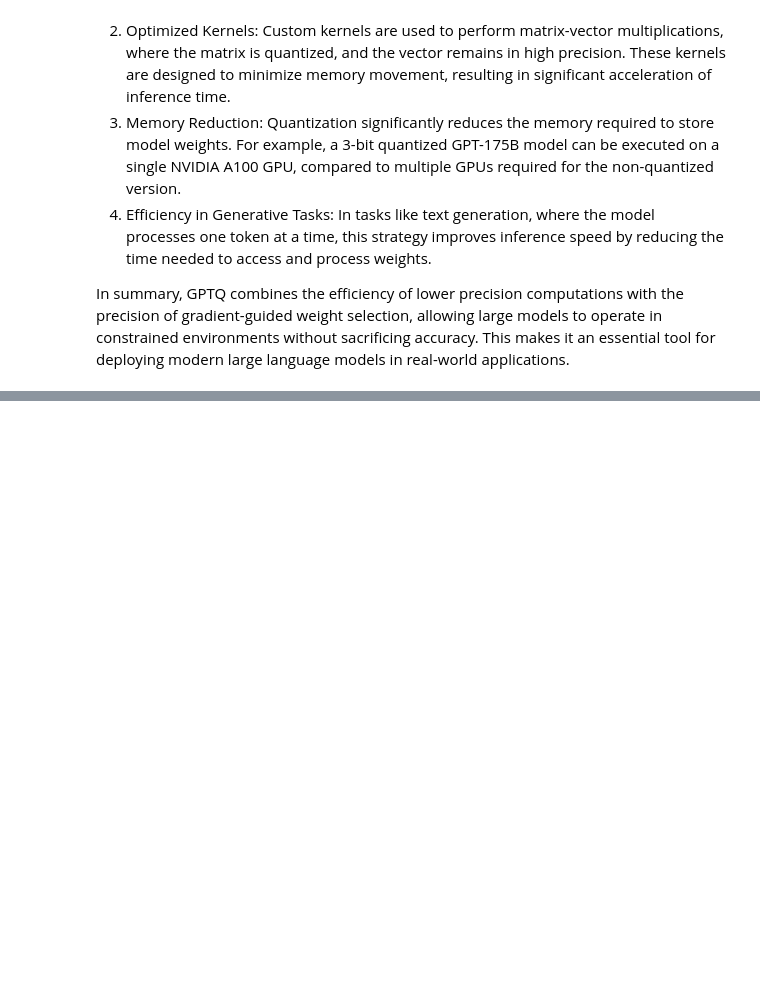
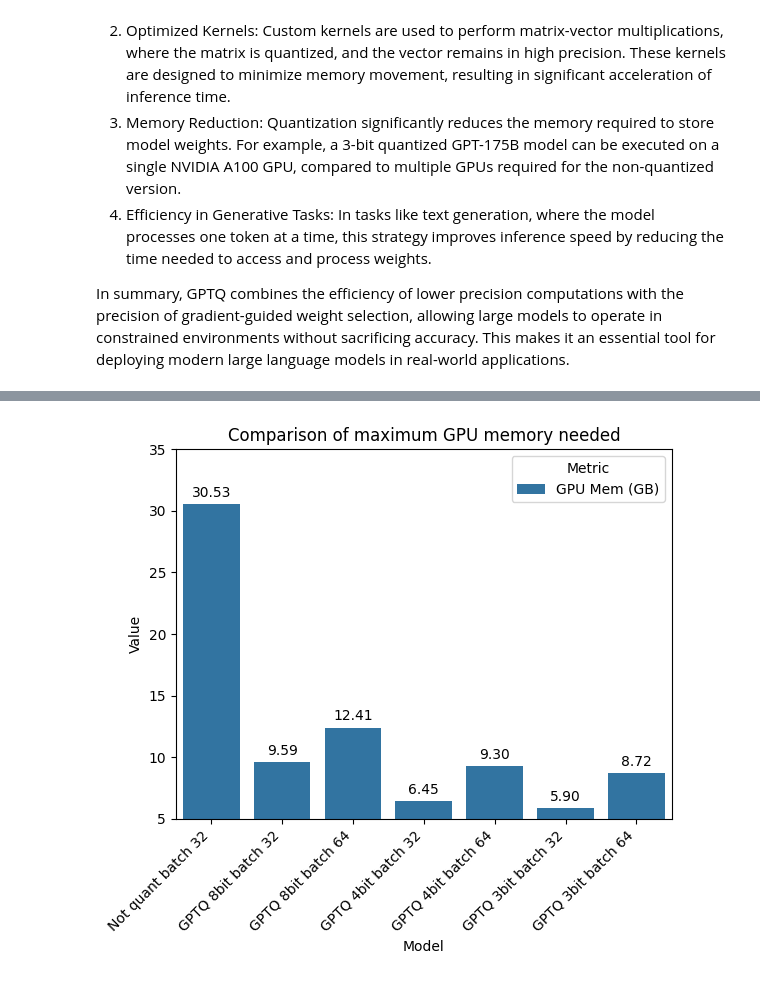
Before and after one commit to davidferex/LLaMA2_Quantization, a Jupyter notebook: GPTQ.ipynb, the cells around one changed output, grey strips where cells are left out. Saved outputs shown, nothing was run; the diff lists cells and outputs as text; code cells hidden in the pictures; blank space fills up the shorter version.

```diff
--- a/GPTQ.ipynb
+++ b/GPTQ.ipynb
@@ -104,0 +100,20 @@ We see how the maximum memory usage in GPU during inference is noticeably higher
+# %%
+import pandas as pd
+import seaborn as sns
+import matplotlib.pyplot as plt
+
+df = pd.DataFrame({
+    'Model': ['Not quant batch 32', 'GPTQ 8bit batch 32', 'GPTQ 8bit batch 64', 'GPTQ 4bit batch 32', 'GPTQ 4bit batch 64', 'GPTQ 3bit batch 32', 'GPTQ 3bit batch 64'],
+    'GPU Mem (GB)': [30.53, 9.59, 12.41, 6.45, 9.30, 5.90, 8.72]
+})
+
+df_melt = df.melt(id_vars='Model', var_name='Metric', value_name='Value')
+ax = sns.barplot(data=df_melt, x='Model', y='Value', hue='Metric')
+for container in ax.containers:
+    ax.bar_label(container, fmt='%.2f', padding=3)
+plt.title('Comparison of maximum GPU memory needed')
+plt.ylim(5.0, 35.0)
+plt.xticks(rotation=45, ha='right')
+plt.show()
+# %% [output]
+[figure, added]
```
Also changed, not shown: parts of 18 cells of this notebook, 8 other files.
